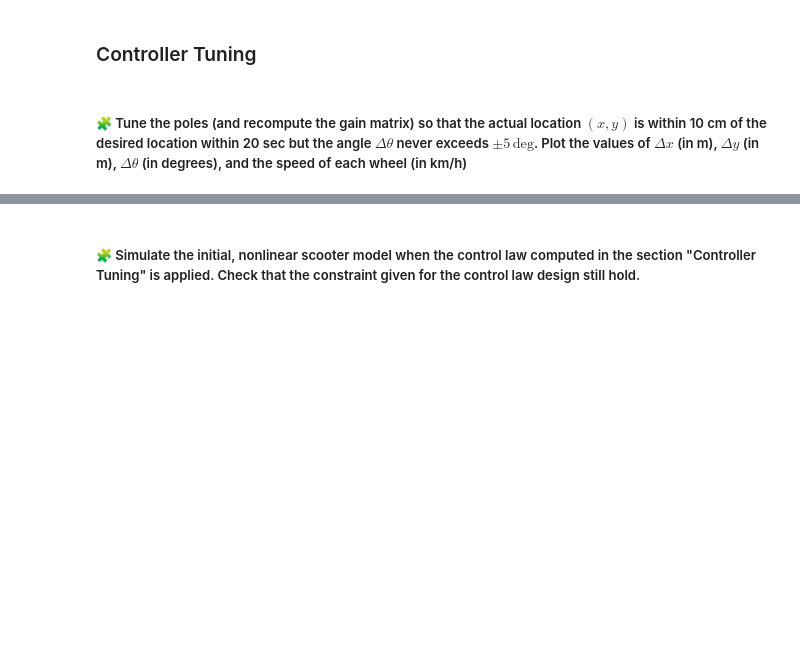
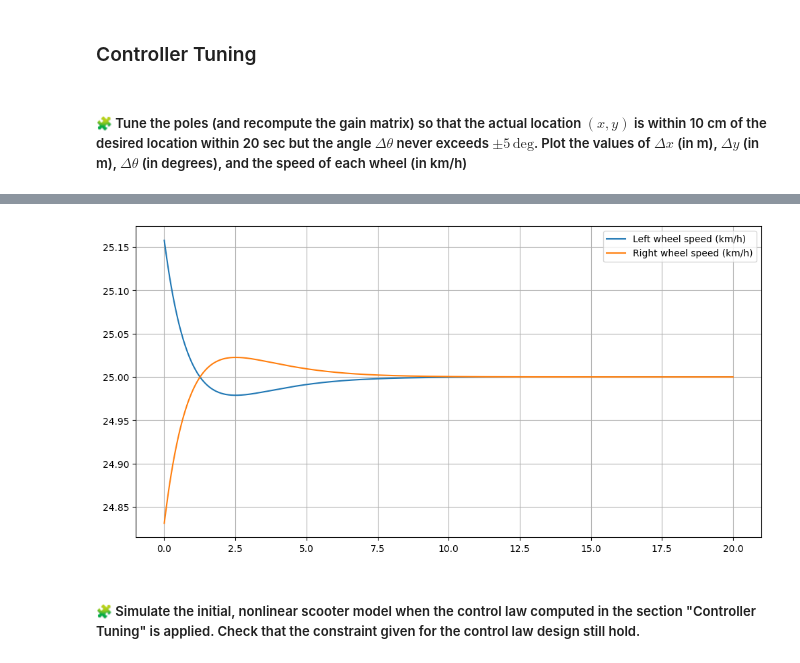
Before and after one commit to Oumarkei/control-engineering-with-python-project-2023-2024, a Jupyter notebook: Project-part-3.ipynb, the cells around one changed output, grey strips where cells are left out. Drawn from its saved outputs; the diff is of its cells as text; code cells hidden in the pictures; blank space fills up the shorter version.

```diff
--- a/Project-part-3.ipynb
+++ b/Project-part-3.ipynb
@@ -631,3 +604,19 @@ show()
+# %%
+dX = results["sol"](t)
+dOmega = -K @ dX
+dOmega_l = dOmega[0,:]
+dOmega_r = dOmega[1,:]
+# %%
+omega_l = dOmega_l + v/r
+omega_r = dOmega_r + v/r
+fig = figure(figsize=(12, 6))
+plot(t, omega_l * r * 3.6, label=r"Left wheel speed (km/h)")
+plot(t, omega_r * r * 3.6, label=r"Right wheel speed (km/h)")
+grid()
+legend()
+show()
+# %% [output]
+[figure, added]
 # %% [markdown]
 ##### 🧩 Simulate the initial, nonlinear scooter model when the control law computed in the section "Controller Tuning" is applied. Check that the constraint given for the control law design still hold.
 # %%
```
Also changed, not shown: parts of 5 cells of this notebook.
